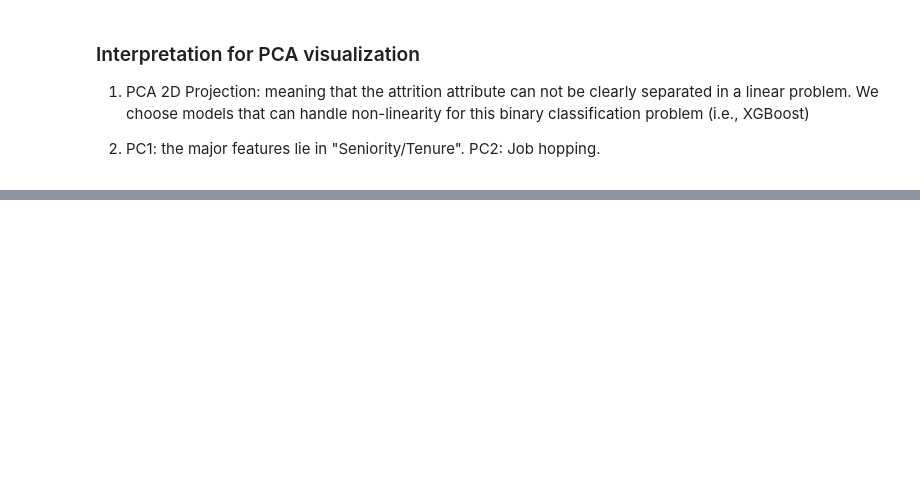
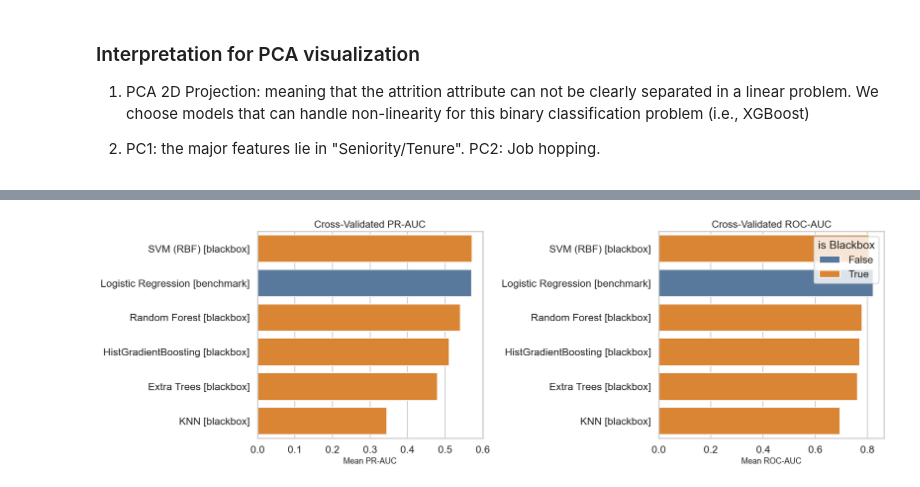
Before and after one commit to WildSphee/5102_part2, a Jupyter notebook: EDA_rm_col.ipynb, the cells around one changed output, grey strips where cells are left out. Saved outputs shown, nothing was run; the diff lists cells and outputs as text; code cells hidden in the pictures; blank space fills up the shorter version.

Commit message:
add validation set into hyperparameter tunning and integrate blackbox into EDA notebook too

```diff
--- a/EDA_rm_col.ipynb
+++ b/EDA_rm_col.ipynb
@@ -621,0 +900,42 @@ Name: PC2, dtype: float64
+# %%
+plot_df = cv_results.copy()
+plot_df["model_label"] = np.where(
+    plot_df["is_blackbox"],
+    plot_df["model"] + " [blackbox]",
+    plot_df["model"] + " [benchmark]",
+)
+
+fig, axes = plt.subplots(1, 2, figsize=(18, 6))
+
+sns.barplot(
+    data=plot_df,
+    y="model_label",
+    x="cv_mean_pr_auc",
+    hue="is_blackbox",
+    dodge=False,
+    palette=["#4C78A8", "#F58518"],
+    ax=axes[0],
+)
+axes[0].set_title("Cross-Validated PR-AUC")
+axes[0].set_xlabel("Mean PR-AUC")
+axes[0].set_ylabel("")
+axes[0].legend_.remove()
+
+sns.barplot(
+    data=plot_df,
+    y="model_label",
+    x="cv_mean_roc_auc",
+    hue="is_blackbox",
+    dodge=False,
+    palette=["#4C78A8", "#F58518"],
+    ax=axes[1],
+)
+axes[1].set_title("Cross-Validated ROC-AUC")
+axes[1].set_xlabel("Mean ROC-AUC")
+axes[1].set_ylabel("")
+axes[1].legend(title="is Blackbox")
+
+plt.tight_layout()
+plt.show()
+# %% [output]
+[figure, added]
```
Also changed, not shown: parts of 37 cells of this notebook.
